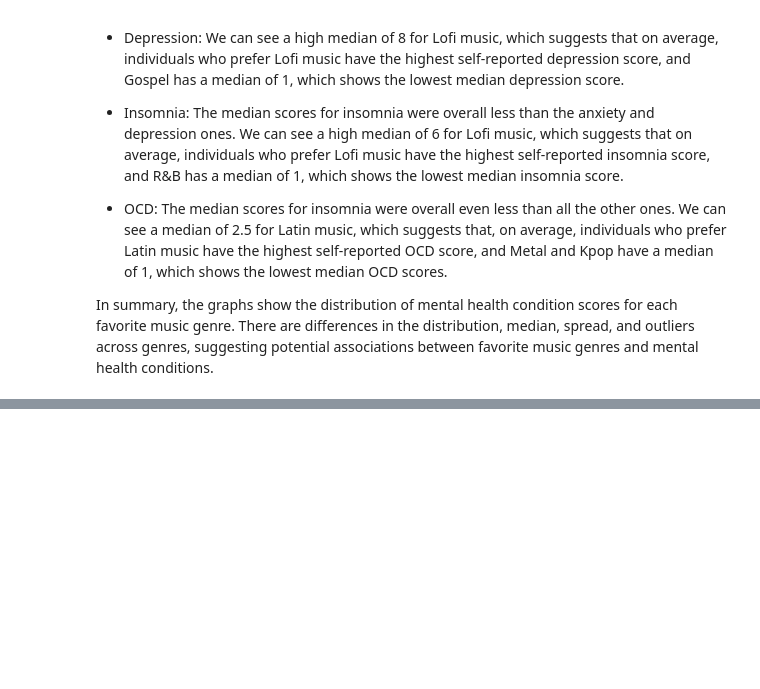
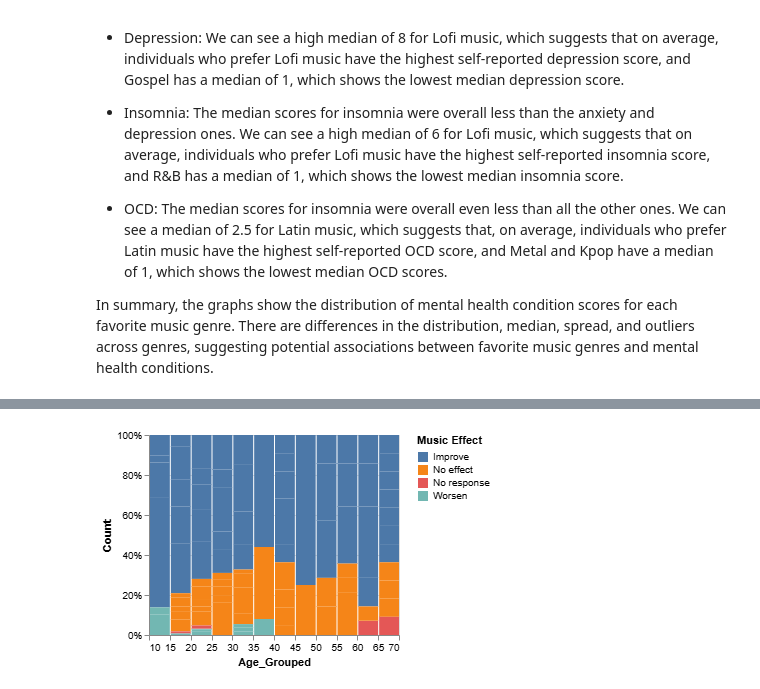
Before and after one commit to ubc-dsci320-2024w2/project-team_fabfour, a Jupyter notebook: analysis/EDA Summary.ipynb, the cells around one changed output, grey strips where cells are left out. Drawn from its saved outputs; the diff is of its cells as text; code cells hidden in the pictures; blank space fills up the shorter version.

```diff
--- a/analysis/EDA Summary.ipynb
+++ b/analysis/EDA Summary.ipynb
@@ -290,0 +324,18 @@ In summary, the graphs show the distribution of mental health condition scores f
+# %%
+min_age = int(mxmh["Age_Grouped"].min())
+max_age = int(mxmh["Age_Grouped"].max() + 4)
+
+music_outcome = alt.Chart(mxmh).mark_bar().encode(
+         alt.X("Age_Grouped:Q", bin=alt.Bin(step=5), title="Age_Grouped",
+              axis=alt.Axis(values=list(range(min_age, max_age+5, 5))),
+              scale=alt.Scale(domain=[min_age, max_age])),
+        alt.Y("count()", title="Count", stack="normalize"),
+        alt.Color("Music effects", type="nominal", title="Music Effect"),
+        tooltip=["Age", "Music effects", "count()"]
+    ).properties(
+        width=250,
+        height=200
+    )
+music_outcome
+# %% [output]
+[figure, added]
```
Also changed, not shown: parts of 4 cells of this notebook, 2 other files.
